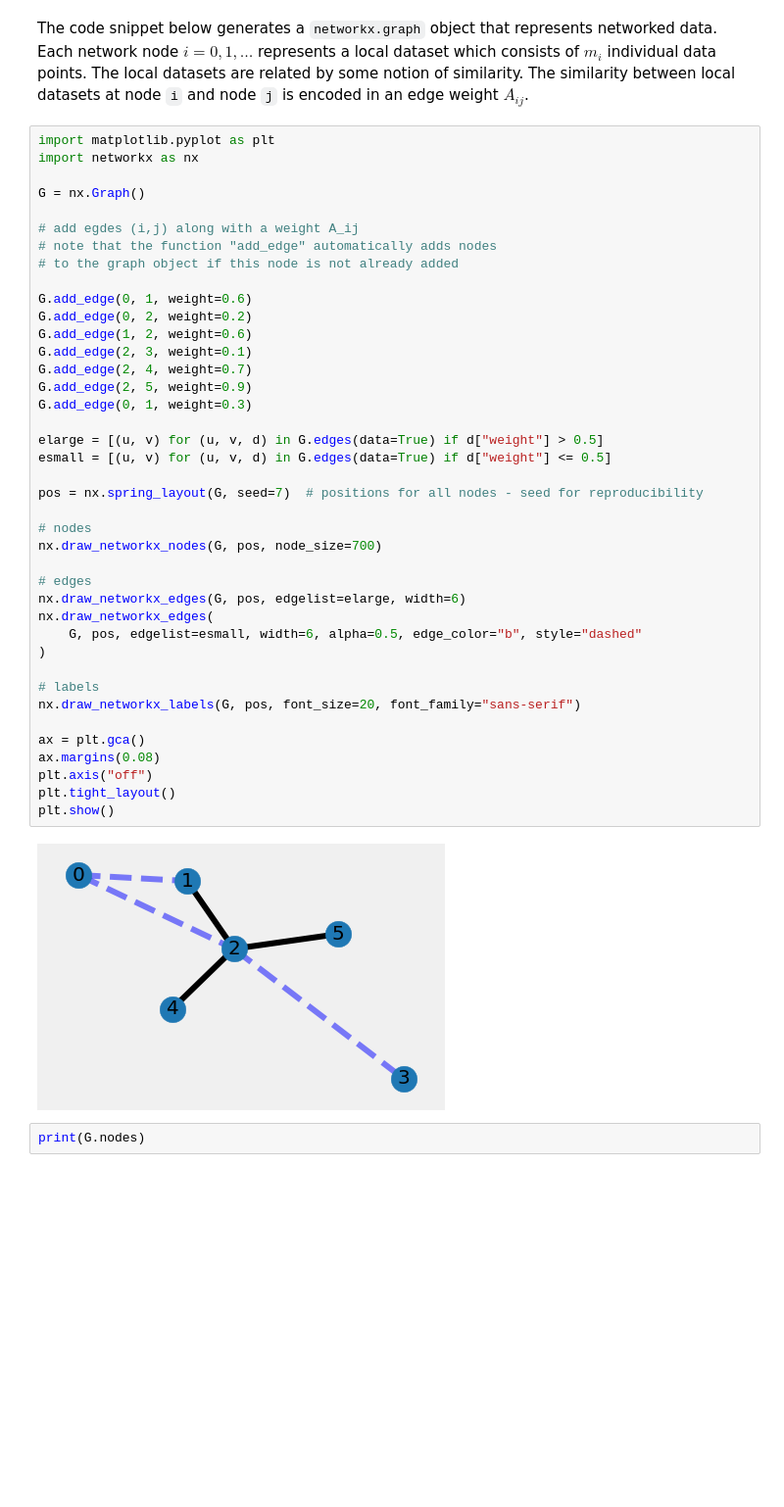
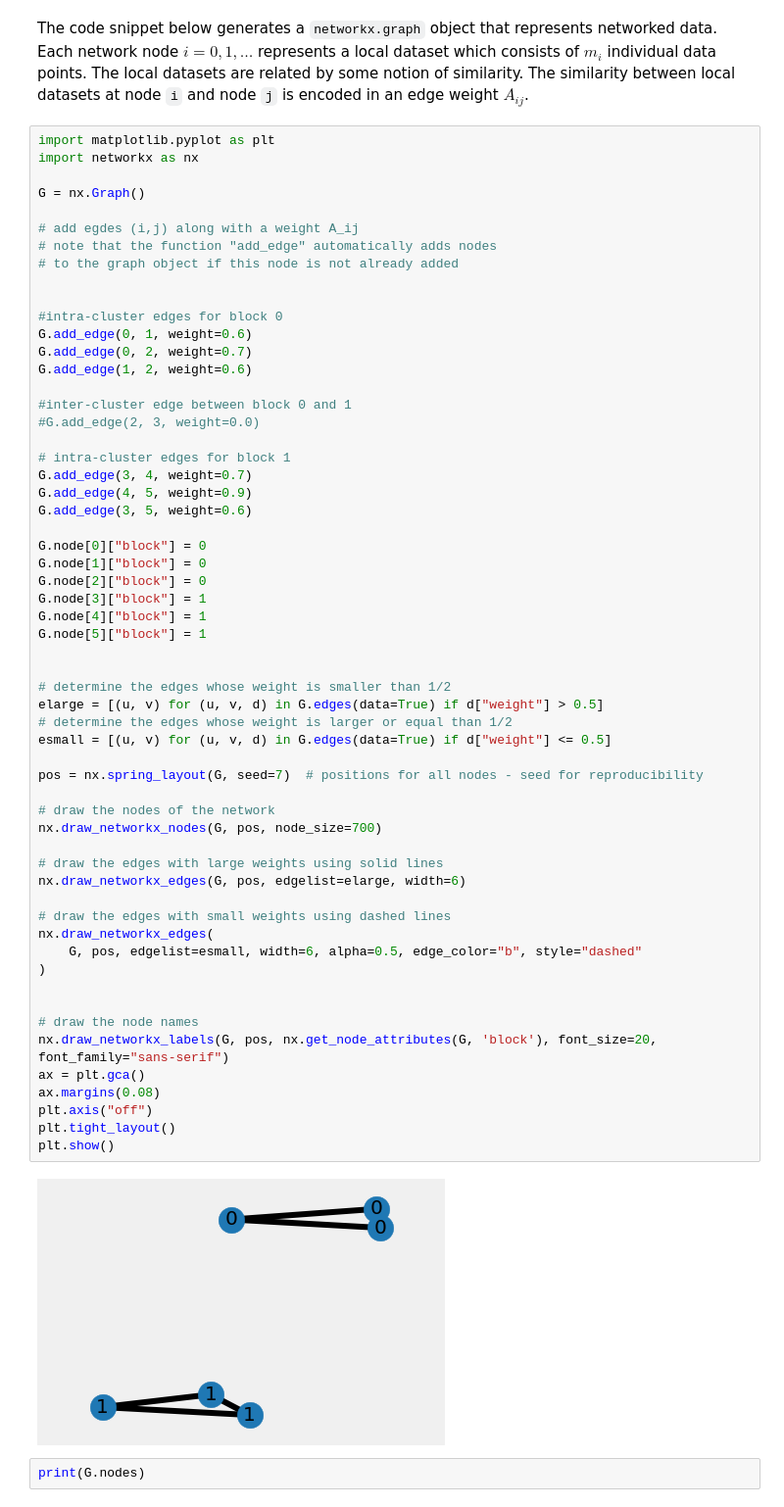
Before and after one commit to ieeespcasfinland/ieeespcasfinland.github.io, a Jupyter notebook: Exercise_2.ipynb, the cells around one changed output. Shown: that part at 98% size. Saved outputs shown, nothing was run; the diff lists cells and outputs as text; blank space fills up the shorter version.

```diff
--- a/Exercise_2.ipynb
+++ b/Exercise_2.ipynb
@@ -9,43 +9,61 @@ import matplotlib.pyplot as plt
 import networkx as nx
 
 G = nx.Graph()
 
 # add egdes (i,j) along with a weight A_ij
 # note that the function "add_edge" automatically adds nodes
 # to the graph object if this node is not already added
 
+
+#intra-cluster edges for block 0
 G.add_edge(0, 1, weight=0.6)
-G.add_edge(0, 2, weight=0.2)
+G.add_edge(0, 2, weight=0.7)
 G.add_edge(1, 2, weight=0.6)
-G.add_edge(2, 3, weight=0.1)
-G.add_edge(2, 4, weight=0.7)
-G.add_edge(2, 5, weight=0.9)
-G.add_edge(0, 1, weight=0.3)
 
+#inter-cluster edge between block 0 and 1
+#G.add_edge(2, 3, weight=0.0)
+
+# intra-cluster edges for block 1
+G.add_edge(3, 4, weight=0.7)
+G.add_edge(4, 5, weight=0.9)
+G.add_edge(3, 5, weight=0.6)
+
+G.node[0]["block"] = 0
+G.node[1]["block"] = 0
+G.node[2]["block"] = 0
+G.node[3]["block"] = 1
+G.node[4]["block"] = 1
+G.node[5]["block"] = 1
+
+
+# determine the edges whose weight is smaller than 1/2
 elarge = [(u, v) for (u, v, d) in G.edges(data=True) if d["weight"] > 0.5]
+# determine the edges whose weight is larger or equal than 1/2
 esmall = [(u, v) for (u, v, d) in G.edges(data=True) if d["weight"] <= 0.5]
 
 pos = nx.spring_layout(G, seed=7)  # positions for all nodes - seed for reproducibility
 
-# nodes
+# draw the nodes of the network
 nx.draw_networkx_nodes(G, pos, node_size=700)
 
-# edges
+# draw the edges with large weights using solid lines
 nx.draw_networkx_edges(G, pos, edgelist=elarge, width=6)
+
+# draw the edges with small weights using dashed lines
 nx.draw_networkx_edges(
     G, pos, edgelist=esmall, width=6, alpha=0.5, edge_color="b", style="dashed"
 )
 
-# labels
-nx.draw_networkx_labels(G, pos, font_size=20, font_family="sans-serif")
 
+# draw the node names
+nx.draw_networkx_labels(G, pos, nx.get_node_attributes(G, 'block'), font_size=20, font_family="sans-serif")
 ax = plt.gca()
 ax.margins(0.08)
 plt.axis("off")
 plt.tight_layout()
 plt.show()
 # %% [output]
-[figure, old version]
+[figure, new version]
 # %%
 print(G.nodes)
 # %% [output]
```
Also changed, not shown: parts of 9 cells of this notebook, 2 other files.
